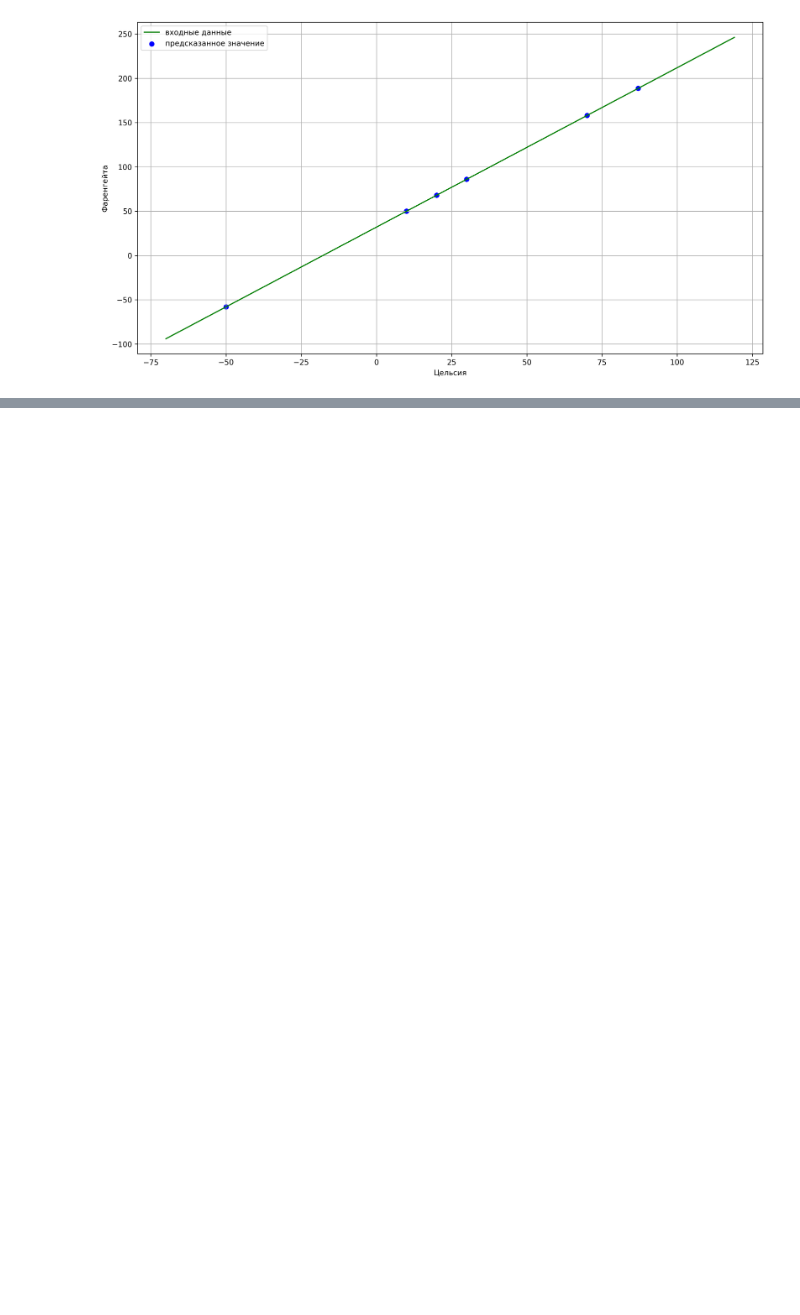
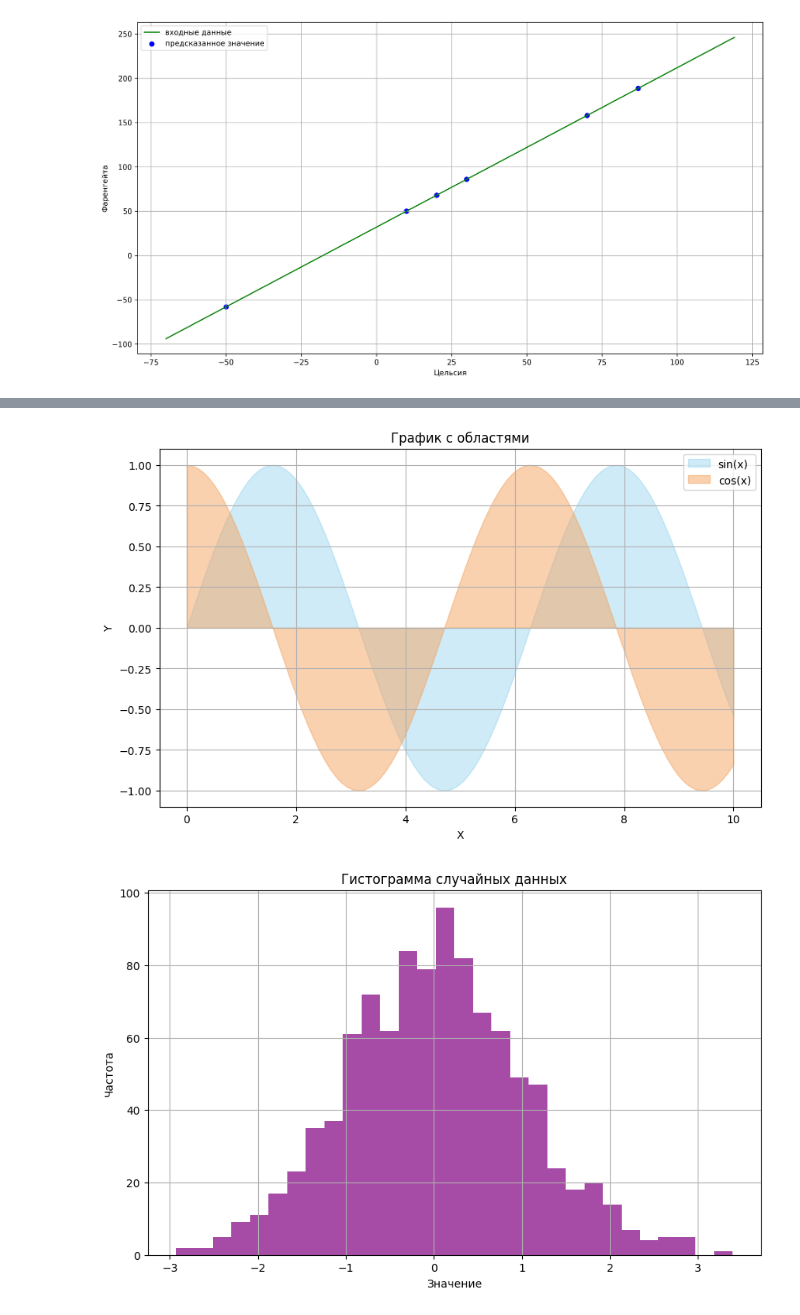
Before and after one commit to chipsalays/-.-.--311, a Jupyter notebook: 6_lab.ipynb, the cells around one changed output, grey strips where cells are left out. Cells and saved outputs as stored; diff of their text form; code cells hidden in the pictures; blank space fills up the shorter version.

```diff
--- a/6_lab.ipynb
+++ b/6_lab.ipynb
@@ -88,0 +192,43 @@ plt.show()
+# %%
+import matplotlib.pyplot as plt
+import numpy as np
+
+# График с областями
+x = np.linspace(0, 10, 100)
+y1 = np.sin(x)
+y2 = np.cos(x)
+
+plt.figure(figsize=(10, 6))
+plt.fill_between(x, y1, color='skyblue', alpha=0.4, label='sin(x)')
+plt.fill_between(x, y2, color='sandybrown', alpha=0.5, label='cos(x)')
+plt.title('График с областями')
+plt.xlabel('X')
+plt.ylabel('Y')
+plt.legend()
+plt.grid(True)
+plt.show()
+
+# Гистограмма случайных данных
+data = np.random.randn(1000)
+plt.figure(figsize=(10, 6))
+plt.hist(data, bins=30, color='purple', alpha=0.7)
+plt.title('Гистограмма случайных данных')
+plt.xlabel('Значение')
+plt.ylabel('Частота')
+plt.grid(True)
+plt.show()
+
+# Диаграмма рассеяния случайных данных
+x_scatter = np.random.rand(100)
+y_scatter = np.random.rand(100)
+
+plt.figure(figsize=(10, 6))
+plt.scatter(x_scatter, y_scatter, color='red', alpha=0.5)
+plt.title('Диаграмма рассеяния случайных данных')
+plt.xlabel('X')
+plt.ylabel('Y')
+plt.grid(True)
+plt.show()
+# %% [output]
+[figure, added]
+[figure, added]
```
Also changed, not shown: parts of 7 cells of this notebook.
